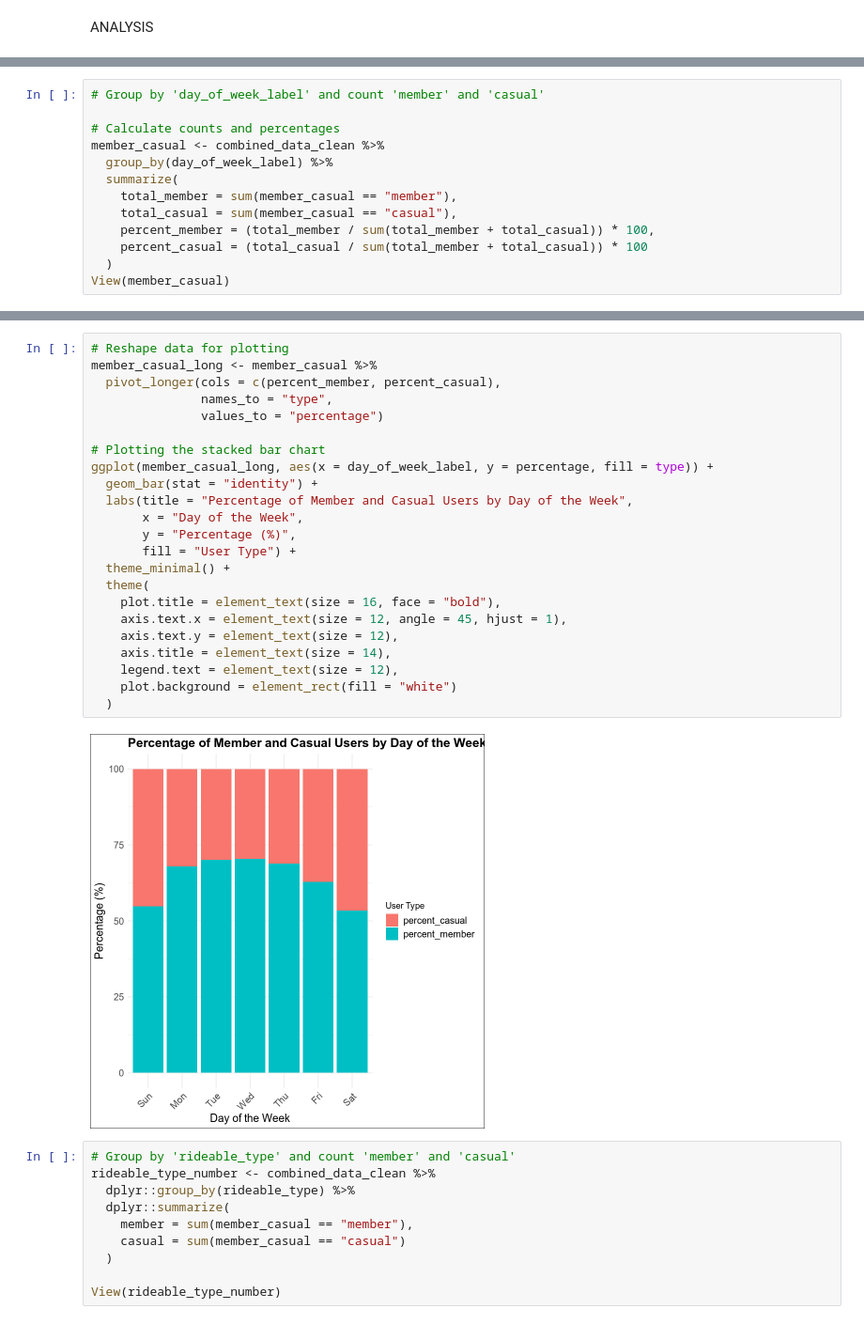
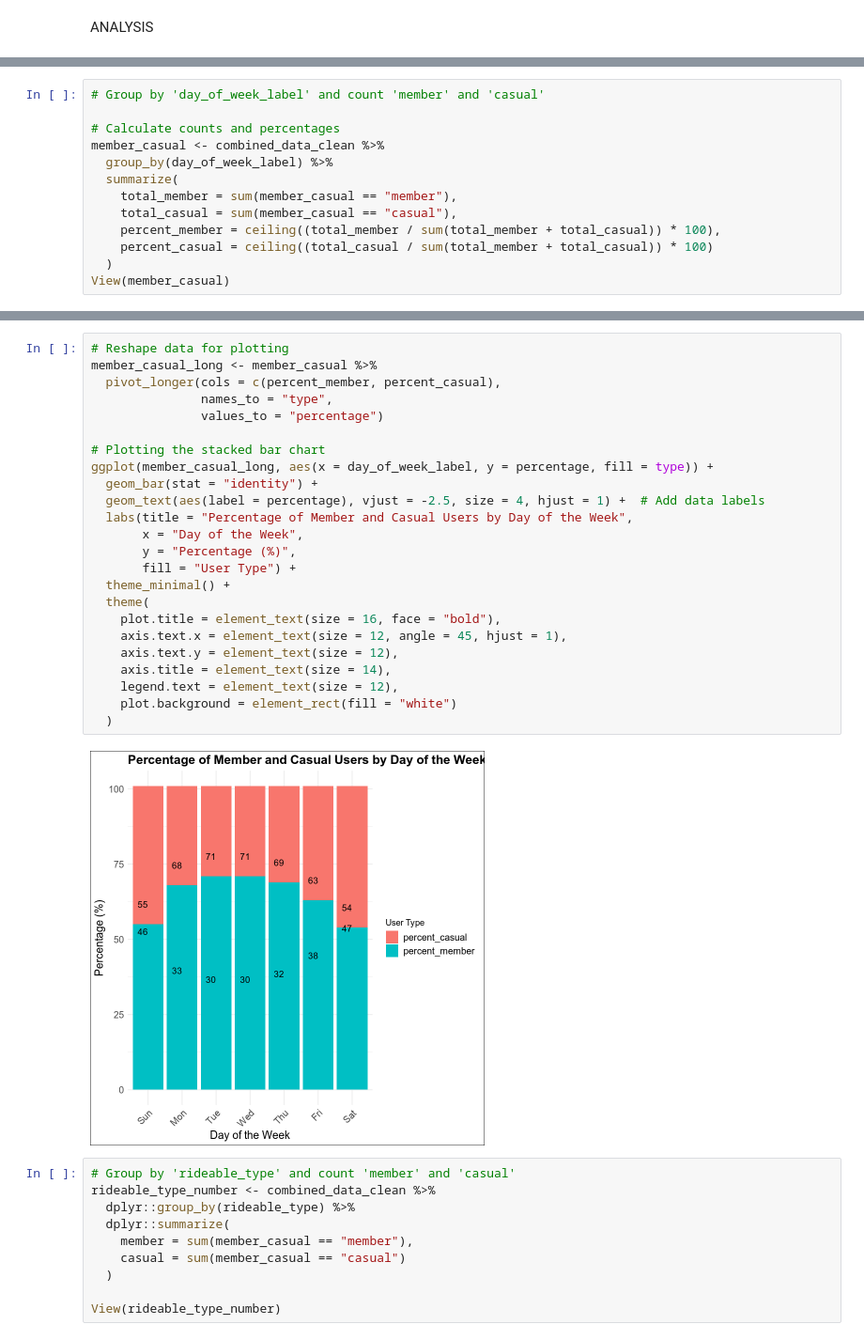
Before and after one commit to Ladipol/R_Projects, a Jupyter notebook: cyclic_project.ipynb, the cells around one changed output, grey strips where cells are left out. Shown at 94% size. Cells and saved outputs as stored; diff of their text form.

```diff
--- a/cyclic_project.ipynb
+++ b/cyclic_project.ipynb
@@ -459,8 +447,8 @@ member_casual <- combined_data_clean %>%
   summarize(
     total_member = sum(member_casual == "member"),
     total_casual = sum(member_casual == "casual"),
-    percent_member = (total_member / sum(total_member + total_casual)) * 100,
-    percent_casual = (total_casual / sum(total_member + total_casual)) * 100
+    percent_member = ceiling((total_member / sum(total_member + total_casual)) * 100),
+    percent_casual = ceiling((total_casual / sum(total_member + total_casual)) * 100)
   )
 View(member_casual)
 # %% [output]
@@ -477,28 +465,29 @@ A tibble: 7 × 5
 # %%
 # Reshape data for plotting
 member_casual_long <- member_casual %>%
   pivot_longer(cols = c(percent_member, percent_casual),
                names_to = "type",
                values_to = "percentage")
 
 # Plotting the stacked bar chart
 ggplot(member_casual_long, aes(x = day_of_week_label, y = percentage, fill = type)) +
   geom_bar(stat = "identity") +
+  geom_text(aes(label = percentage), vjust = -2.5, size = 4, hjust = 1) +  # Add data labels
   labs(title = "Percentage of Member and Casual Users by Day of the Week",
        x = "Day of the Week",
        y = "Percentage (%)",
        fill = "User Type") +
   theme_minimal() +
   theme(
     plot.title = element_text(size = 16, face = "bold"),
     axis.text.x = element_text(size = 12, angle = 45, hjust = 1),
     axis.text.y = element_text(size = 12),
     axis.title = element_text(size = 14),
     legend.text = element_text(size = 12),
     plot.background = element_rect(fill = "white")
   )
 # %% [output]
-[figure, old version]
+[figure, new version]
 # %%
 # Group by 'rideable_type' and count 'member' and 'casual'
 rideable_type_number <- combined_data_clean %>%
```
Also changed, not shown: parts of 13 cells of this notebook, 1 other file.
